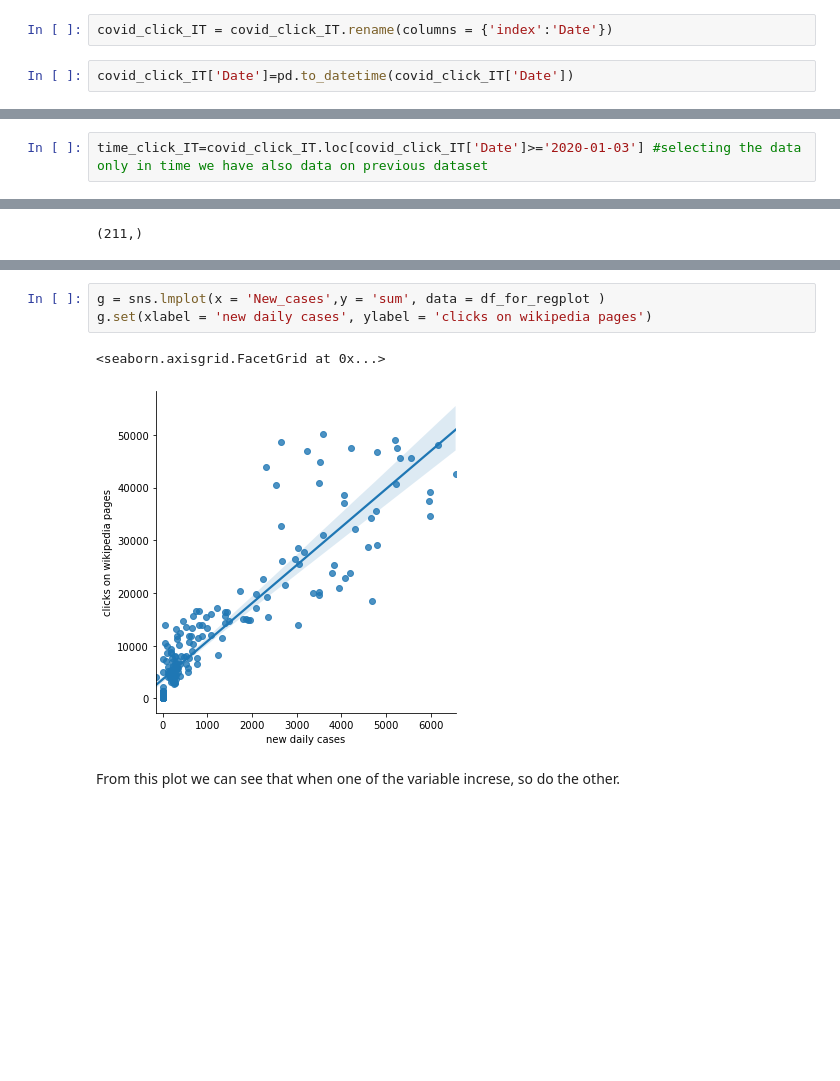
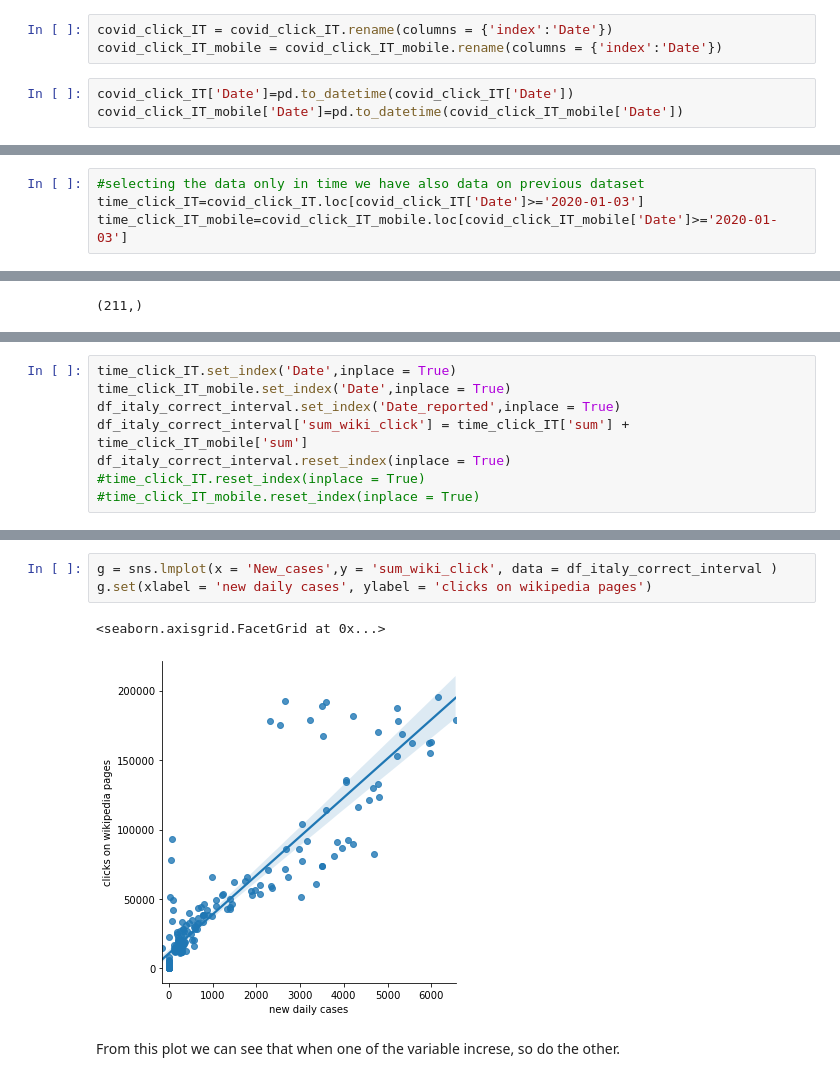
Before and after one commit to RiccardoBrioschi/The-pandemic-through-the-eyes-of-Internet, a Jupyter notebook: Mobility_exploration.ipynb, the cells around one changed output, grey strips where cells are left out. Saved outputs shown, nothing was run; the diff lists cells and outputs as text; blank space fills up the shorter version.

```diff
--- a/Mobility_exploration.ipynb
+++ b/Mobility_exploration.ipynb
@@ -348,7 +351,9 @@ covid_click_IT.reset_index(inplace=True)
 # %%
 covid_click_IT = covid_click_IT.rename(columns = {'index':'Date'})
+covid_click_IT_mobile = covid_click_IT_mobile.rename(columns = {'index':'Date'})
 # %%
 covid_click_IT['Date']=pd.to_datetime(covid_click_IT['Date'])
+covid_click_IT_mobile['Date']=pd.to_datetime(covid_click_IT_mobile['Date'])
 # %%
 df_italy_correct_interval.head(-1)
 # %% [output]
@@ -366,4 +371,6 @@ df_italy_correct_interval.head(-1)
 | 107741 | 2020-07-30 | IT | Italy | EURO | 288 | 246776 | 6 | ... |
 210 rows × 8 columns
 # %%
-time_click_IT=covid_click_IT.loc[covid_click_IT['Date']>='2020-01-03'] #selecting the data only in time we have also data on previous dataset
+#selecting the data only in time we have also data on previous dataset
+time_click_IT=covid_click_IT.loc[covid_click_IT['Date']>='2020-01-03']
+time_click_IT_mobile=covid_click_IT_mobile.loc[covid_click_IT_mobile['Date']>='2020-01-03']
@@ -421,0 +419,8 @@ df_for_regplot.head(-1)
+# %%
+time_click_IT.set_index('Date',inplace = True)
+time_click_IT_mobile.set_index('Date',inplace = True)
+df_italy_correct_interval.set_index('Date_reported',inplace = True)
+df_italy_correct_interval['sum_wiki_click'] = time_click_IT['sum'] + time_click_IT_mobile['sum']
+df_italy_correct_interval.reset_index(inplace = True)
+#time_click_IT.reset_index(inplace = True)
+#time_click_IT_mobile.reset_index(inplace = True)
@@ -422,9 +465,9 @@ df_for_regplot.head(-1)
 # %%
-g = sns.lmplot(x = 'New_cases',y = 'sum', data = df_for_regplot )
+g = sns.lmplot(x = 'New_cases',y = 'sum_wiki_click', data = df_italy_correct_interval )
 g.set(xlabel = 'new daily cases', ylabel = 'clicks on wikipedia pages')
 # %% [output]
 <seaborn.axisgrid.FacetGrid at 0x...>
-[figure, old version]
+[figure, new version]
 # %% [markdown]
 From this plot we can see that when one of the variable increse, so do the other.
 # %% [markdown]
```
Also changed, not shown: parts of 13 cells of this notebook.
